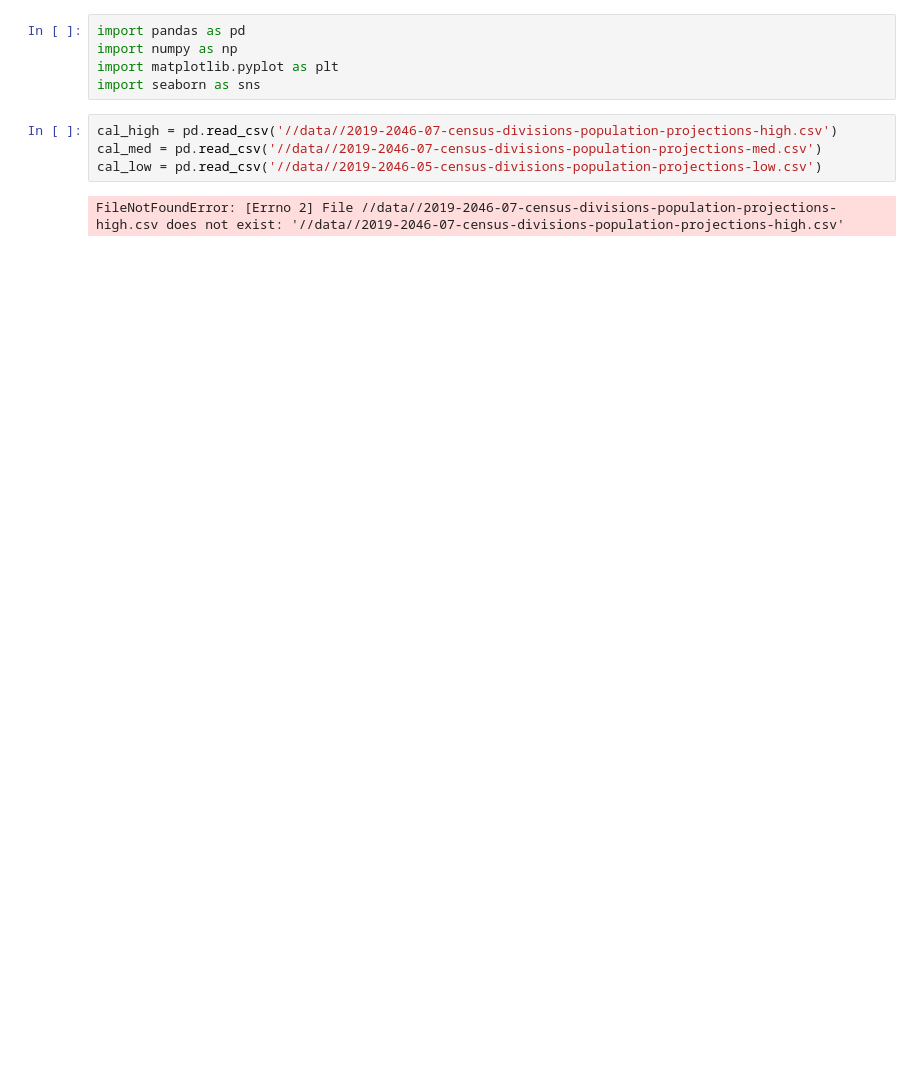
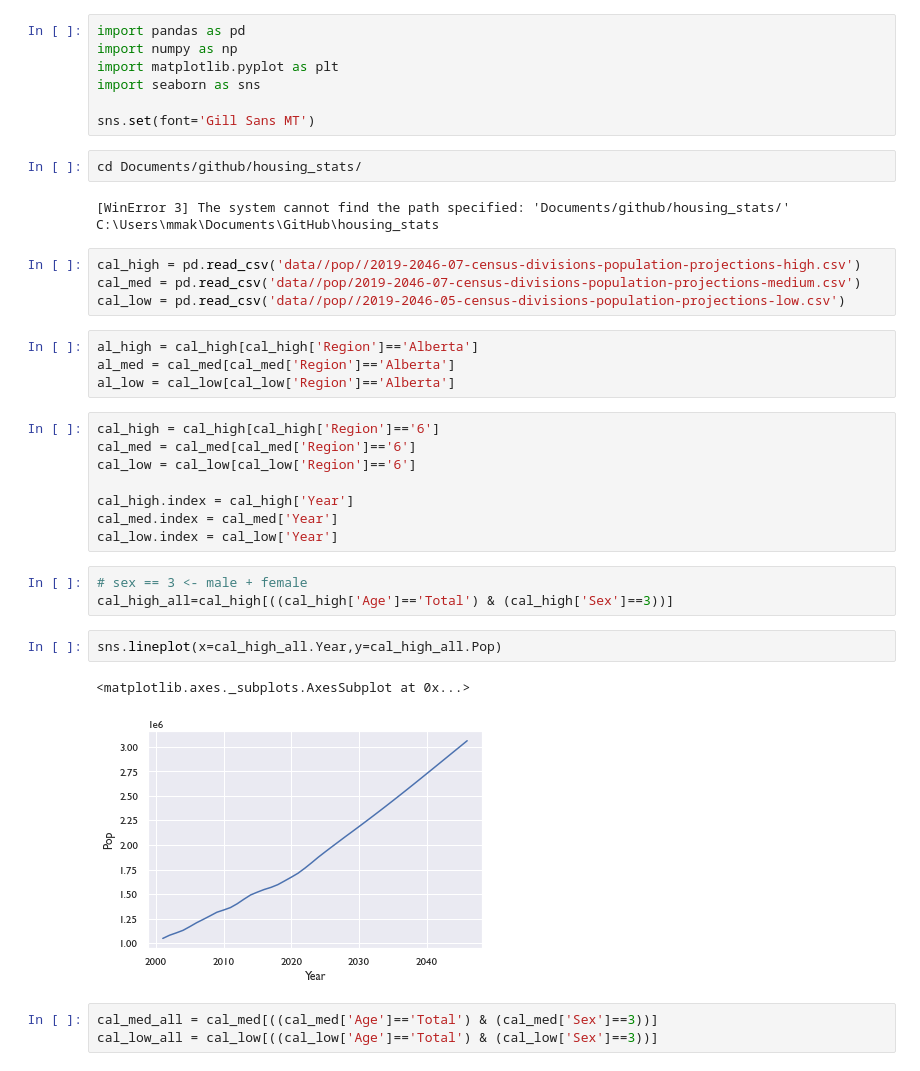
Before and after one commit to doublebigmak/housing_stats, a Jupyter notebook: cal_pop.ipynb, the cells around one changed output. Cells and saved outputs as stored; diff of their text form; blank space fills up the shorter version.

Commit message:
population

```diff
--- a/cal_pop.ipynb
+++ b/cal_pop.ipynb
@@ -3,9 +3,37 @@ import pandas as pd
 import numpy as np
 import matplotlib.pyplot as plt
 import seaborn as sns
+
+sns.set(font='Gill Sans MT')
+# %%
+cd Documents/github/housing_stats/
+# %% [output]
+[WinError 3] The system cannot find the path specified: 'Documents/github/housing_stats/'
+C:\Users\mmak\Documents\GitHub\housing_stats
 # %%
-cal_high = pd.read_csv('//data//2019-2046-07-census-divisions-population-projections-high.csv')
-cal_med = pd.read_csv('//data//2019-2046-07-census-divisions-population-projections-med.csv')
-cal_low = pd.read_csv('//data//2019-2046-05-census-divisions-population-projections-low.csv')
+cal_high = pd.read_csv('data//pop//2019-2046-07-census-divisions-population-projections-high.csv')
+cal_med = pd.read_csv('data//pop/2019-2046-07-census-divisions-population-projections-medium.csv')
+cal_low = pd.read_csv('data//pop//2019-2046-05-census-divisions-population-projections-low.csv')
-# %% [output]
-FileNotFoundError: [Errno 2] File //data//2019-2046-07-census-divisions-population-projections-high.csv does not exist: '//data//2019-2046-07-census-divisions-population-projections-high.csv'
+# %%
+al_high = cal_high[cal_high['Region']=='Alberta']
+al_med = cal_med[cal_med['Region']=='Alberta']
+al_low = cal_low[cal_low['Region']=='Alberta']
+# %%
+cal_high = cal_high[cal_high['Region']=='6']
+cal_med = cal_med[cal_med['Region']=='6']
+cal_low = cal_low[cal_low['Region']=='6']
+
+cal_high.index = cal_high['Year']
+cal_med.index = cal_med['Year']
+cal_low.index = cal_low['Year']
+# %%
+# sex == 3 <- male + female
+cal_high_all=cal_high[((cal_high['Age']=='Total') & (cal_high['Sex']==3))]
+# %%
+sns.lineplot(x=cal_high_all.Year,y=cal_high_all.Pop)
+# %% [output]
+<matplotlib.axes._subplots.AxesSubplot at 0x...>
+[figure, added]
+# %%
+cal_med_all = cal_med[((cal_med['Age']=='Total') & (cal_med['Sex']==3))]
+cal_low_all = cal_low[((cal_low['Age']=='Total') & (cal_low['Sex']==3))]
```
Also changed, not shown: parts of 14 cells of this notebook.
